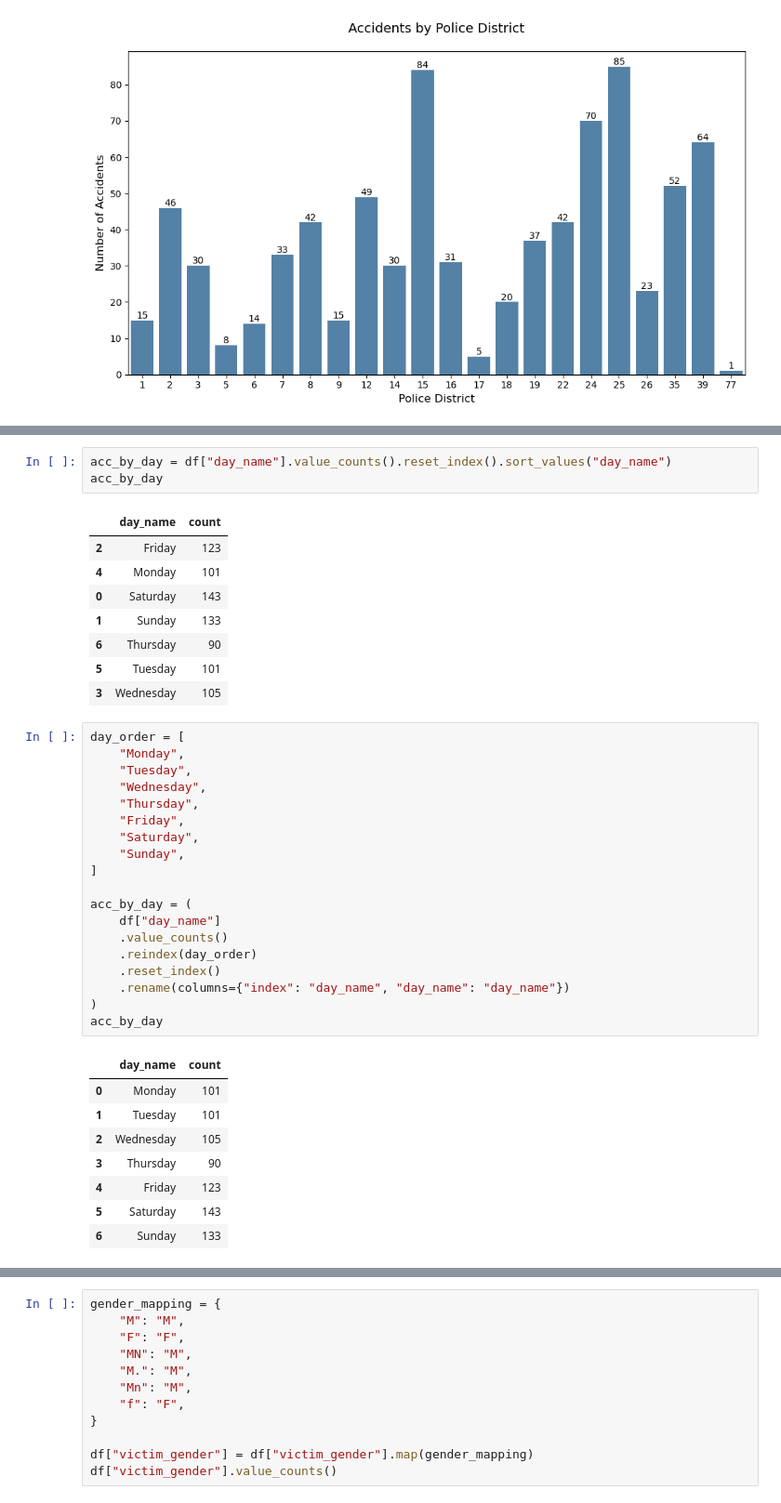
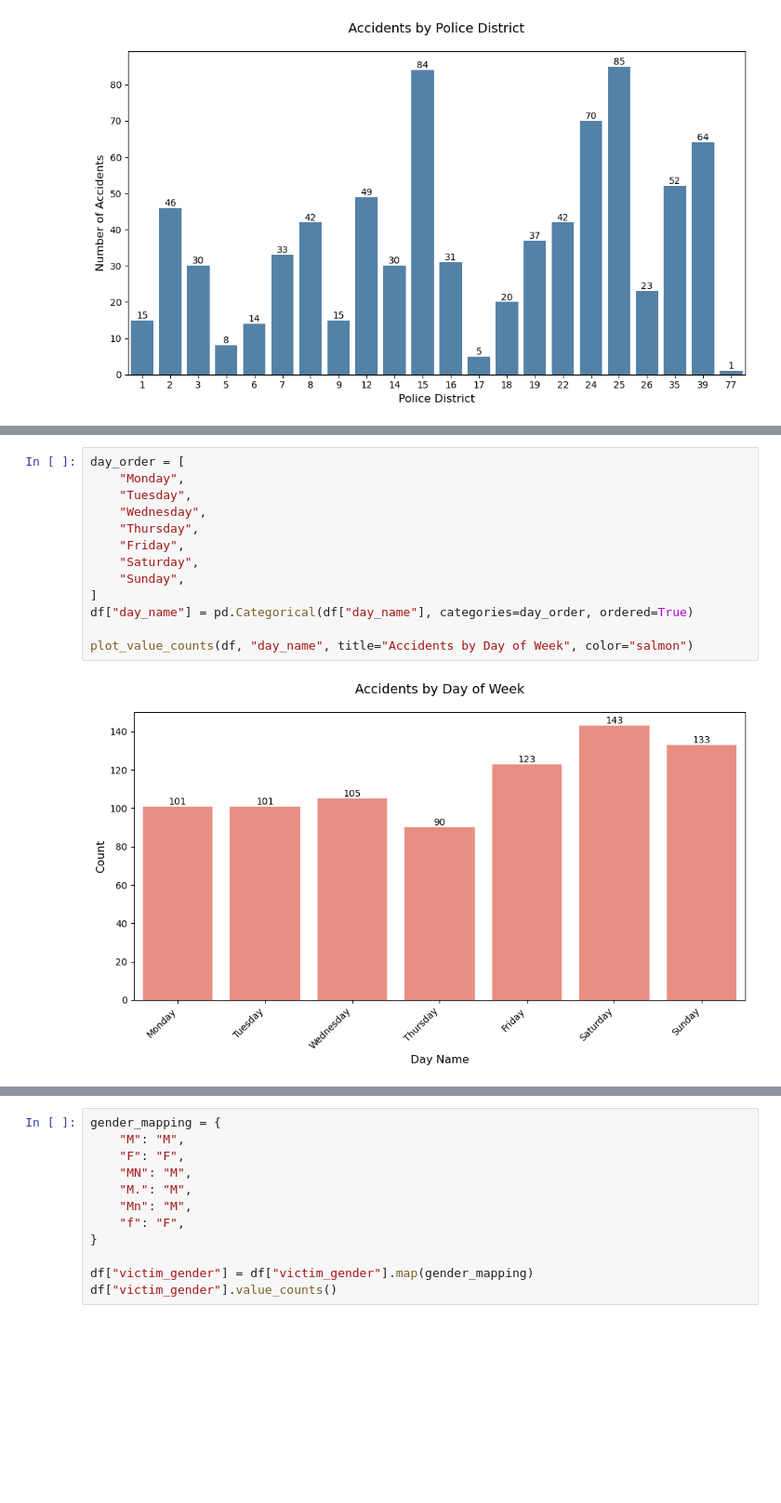
Before and after one commit to jibon-k/Philadelphia-crash-data, a Jupyter notebook: philadelphia_EDA.ipynb, the cells around one changed output, grey strips where cells are left out. Shown at 93% size. Drawn from its saved outputs; the diff is of its cells as text; blank space fills up the shorter version.

```diff
--- a/philadelphia_EDA.ipynb
+++ b/philadelphia_EDA.ipynb
@@ -360,40 +276,15 @@ plt.show()
-# %%
-acc_by_day = df["day_name"].value_counts().reset_index().sort_values("day_name")
-acc_by_day
-# %% [output]
-|  | day_name | count |
-| 2 | Friday | 123 |
-| 4 | Monday | 101 |
-| 0 | Saturday | 143 |
-| 1 | Sunday | 133 |
-| 6 | Thursday | 90 |
-| 5 | Tuesday | 101 |
-| 3 | Wednesday | 105 |
 # %%
 day_order = [
     "Monday",
     "Tuesday",
     "Wednesday",
     "Thursday",
     "Friday",
     "Saturday",
     "Sunday",
 ]
+df["day_name"] = pd.Categorical(df["day_name"], categories=day_order, ordered=True)
 
-acc_by_day = (
-    df["day_name"]
-    .value_counts()
-    .reindex(day_order)
-    .reset_index()
-    .rename(columns={"index": "day_name", "day_name": "day_name"})
-)
-acc_by_day
+plot_value_counts(df, "day_name", title="Accidents by Day of Week", color="salmon")
 # %% [output]
-|  | day_name | count |
-| 0 | Monday | 101 |
-| 1 | Tuesday | 101 |
-| 2 | Wednesday | 105 |
-| 3 | Thursday | 90 |
-| 4 | Friday | 123 |
-| 5 | Saturday | 143 |
-| 6 | Sunday | 133 |
+[figure, added]
```
Also changed, not shown: parts of 19 cells of this notebook, 1 other file.
